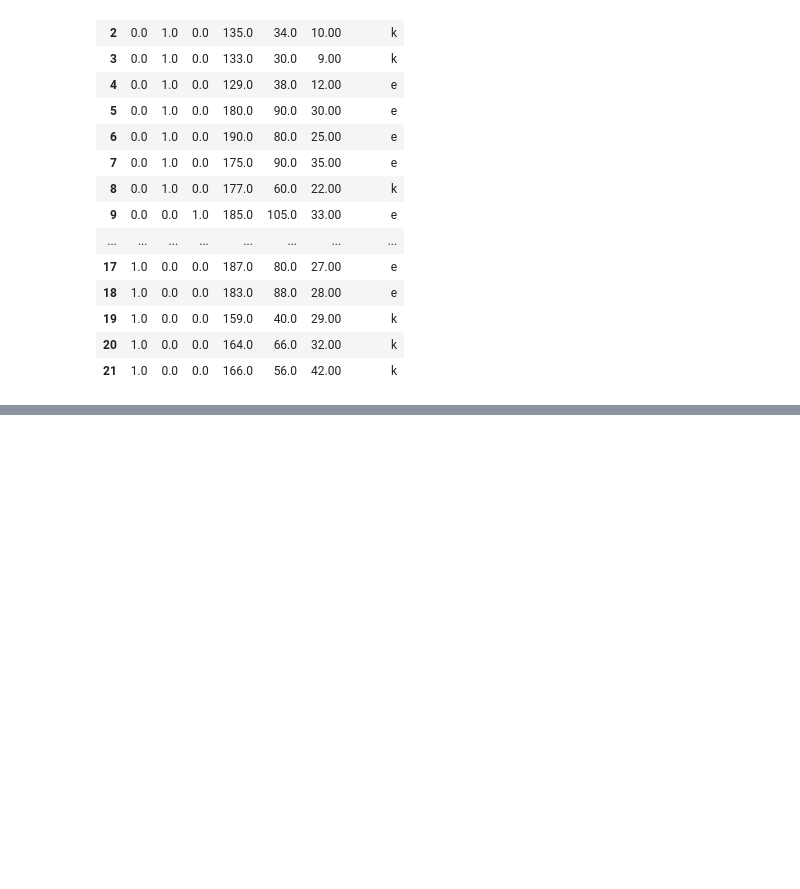
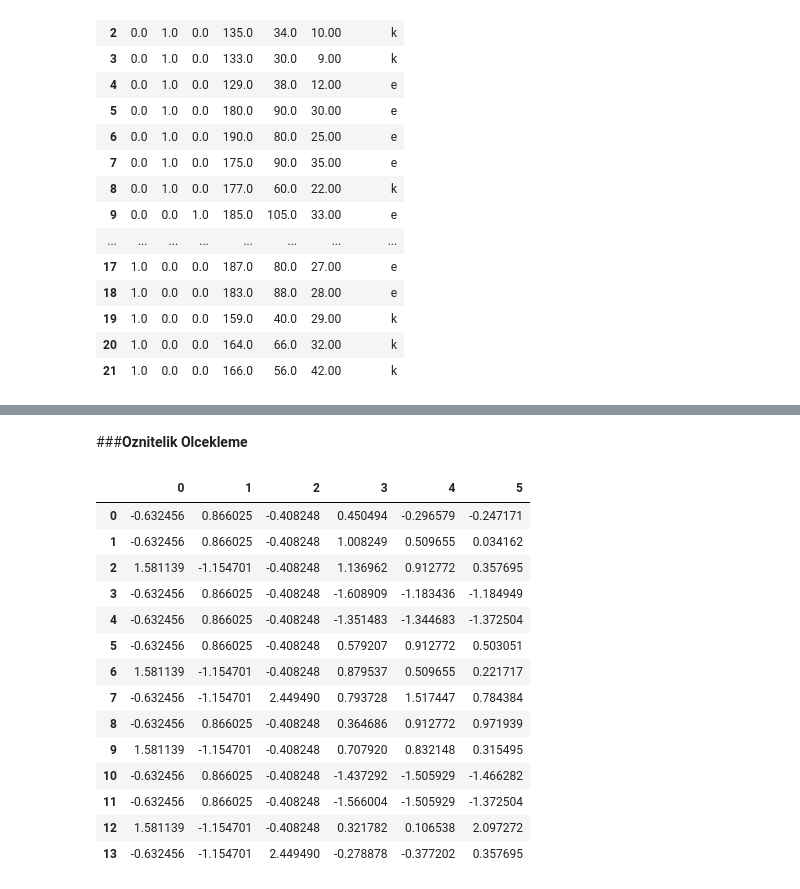
Before and after one commit to arifaygun/ML_Calisma_Notebooklari, a Jupyter notebook: Pythonla_Makine_Ogrenmesi.ipynb, the cells around one changed output, grey strips where cells are left out. Drawn from its saved outputs; the diff is of its cells as text; code cells hidden in the pictures; blank space fills up the shorter version.

```diff
--- a/Pythonla_Makine_Ogrenmesi.ipynb
+++ b/Pythonla_Makine_Ogrenmesi.ipynb
@@ -395,0 +410,25 @@ s2
+# %% [markdown]
+###**Oznitelik Olcekleme**
+# %%
+from sklearn.preprocessing import StandardScaler
+sc = StandardScaler()
+# %%
+X_train = sc.fit_transform(x_train)
+X_train_df = pd.DataFrame(X_train)
+X_train_df
+# %% [output]
+|  | 0 | 1 | 2 | 3 | 4 | 5 |
+| 0 | -0.632456 | 0.866025 | -0.408248 | 0.450494 | -0.296579 | -0.247171 |
+| 1 | -0.632456 | 0.866025 | -0.408248 | 1.008249 | 0.509655 | 0.034162 |
+| 2 | 1.581139 | -1.154701 | -0.408248 | 1.136962 | 0.912772 | 0.357695 |
+| 3 | -0.632456 | 0.866025 | -0.408248 | -1.608909 | -1.183436 | -1.184949 |
+| 4 | -0.632456 | 0.866025 | -0.408248 | -1.351483 | -1.344683 | -1.372504 |
+| 5 | -0.632456 | 0.866025 | -0.408248 | 0.579207 | 0.912772 | 0.503051 |
+| 6 | 1.581139 | -1.154701 | -0.408248 | 0.879537 | 0.509655 | 0.221717 |
+| 7 | -0.632456 | -1.154701 | 2.449490 | 0.793728 | 1.517447 | 0.784384 |
+| 8 | -0.632456 | 0.866025 | -0.408248 | 0.364686 | 0.912772 | 0.971939 |
+| 9 | 1.581139 | -1.154701 | -0.408248 | 0.707920 | 0.832148 | 0.315495 |
+| 10 | -0.632456 | 0.866025 | -0.408248 | -1.437292 | -1.505929 | -1.466282 |
+| 11 | -0.632456 | 0.866025 | -0.408248 | -1.566004 | -1.505929 | -1.372504 |
+| 12 | 1.581139 | -1.154701 | -0.408248 | 0.321782 | 0.106538 | 2.097272 |
+| 13 | -0.632456 | -1.154701 | 2.449490 | -0.278878 | -0.377202 | 0.357695 |
```
Also changed, not shown: parts of 35 cells of this notebook.
